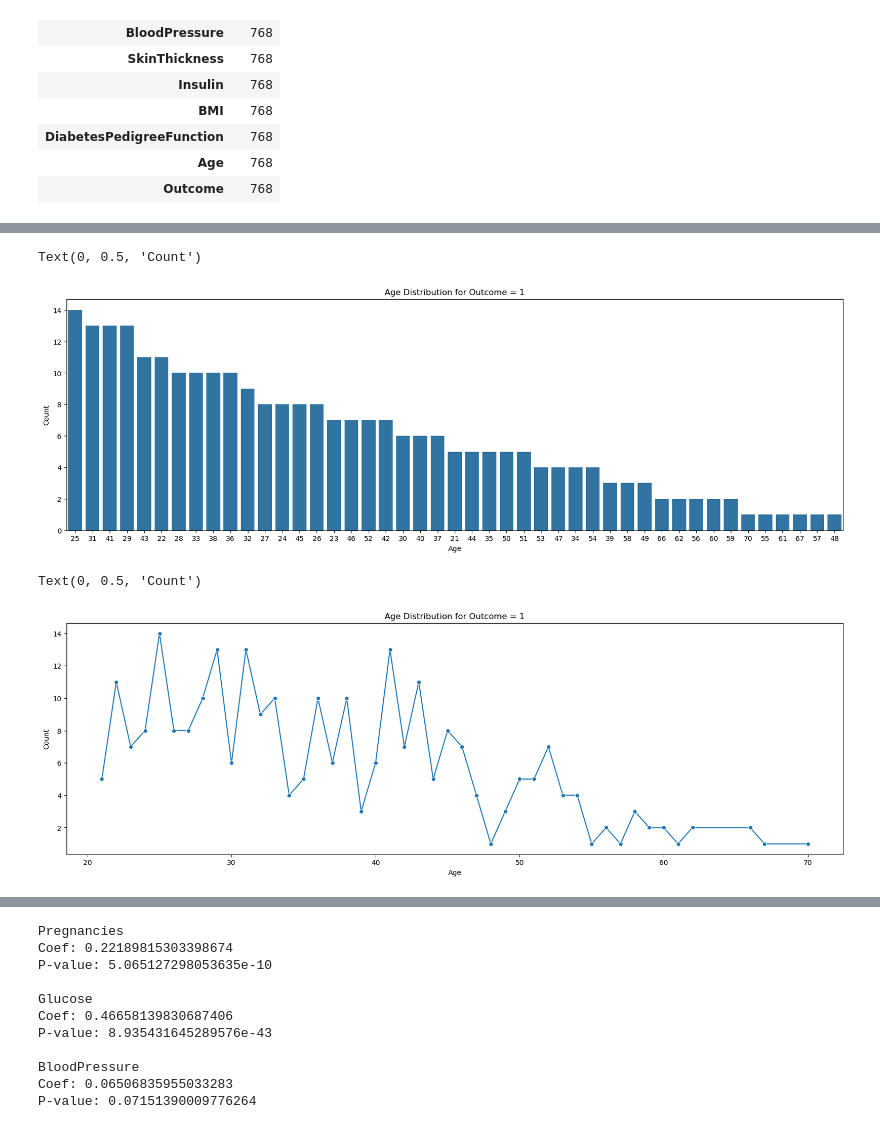
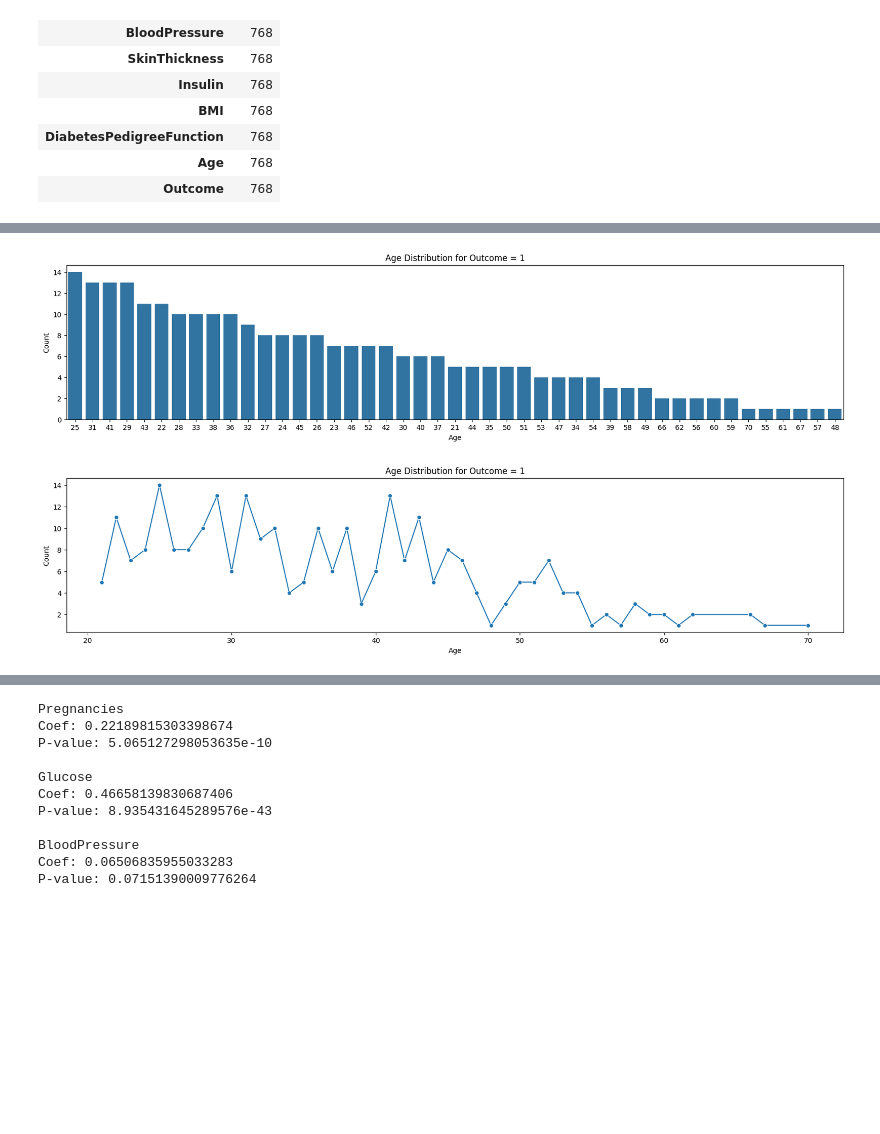
Before and after one commit to zahra-ahmadbeigloo/Data-analysis-projects, a Jupyter notebook: NIDDK-Data-Analysis/NIDDK-Data-Analysis.ipynb, the cells around one changed output, grey strips where cells are left out. Cells and saved outputs as stored; diff of their text form; code cells hidden in the pictures; blank space fills up the shorter version.

```diff
--- a/NIDDK-Data-Analysis/NIDDK-Data-Analysis.ipynb
+++ b/NIDDK-Data-Analysis/NIDDK-Data-Analysis.ipynb
@@ -114,23 +115,23 @@ plt.grid(True)
 # %%
 filtered_df = df[df['Outcome'] == 1]
 
-plt.figure(figsize=(20, 6))
+plt.figure(figsize=(20, 4))
 sns.countplot(x='Age', data=filtered_df, order=filtered_df['Age'].value_counts().index)
 plt.title('Age Distribution for Outcome = 1')
 plt.xlabel('Age')
 plt.ylabel('Count')
+plt.show()
 # %% [output]
-Text(0, 0.5, 'Count')
-[figure, old version]
+[figure, new version]
 # %%
 age_counts = filtered_df['Age'].value_counts().sort_index()
 
-plt.figure(figsize=(20, 6))
+plt.figure(figsize=(20, 4))
 sns.lineplot(x=age_counts.index, y=age_counts.values, marker='o')
 plt.title('Age Distribution for Outcome = 1')
 plt.xlabel('Age')
 plt.ylabel('Count')
+plt.show()
 # %% [output]
-Text(0, 0.5, 'Count')
-[figure, old version]
+[figure, new version]
 # %%
```
Also changed, not shown: parts of 9 cells of this notebook.
